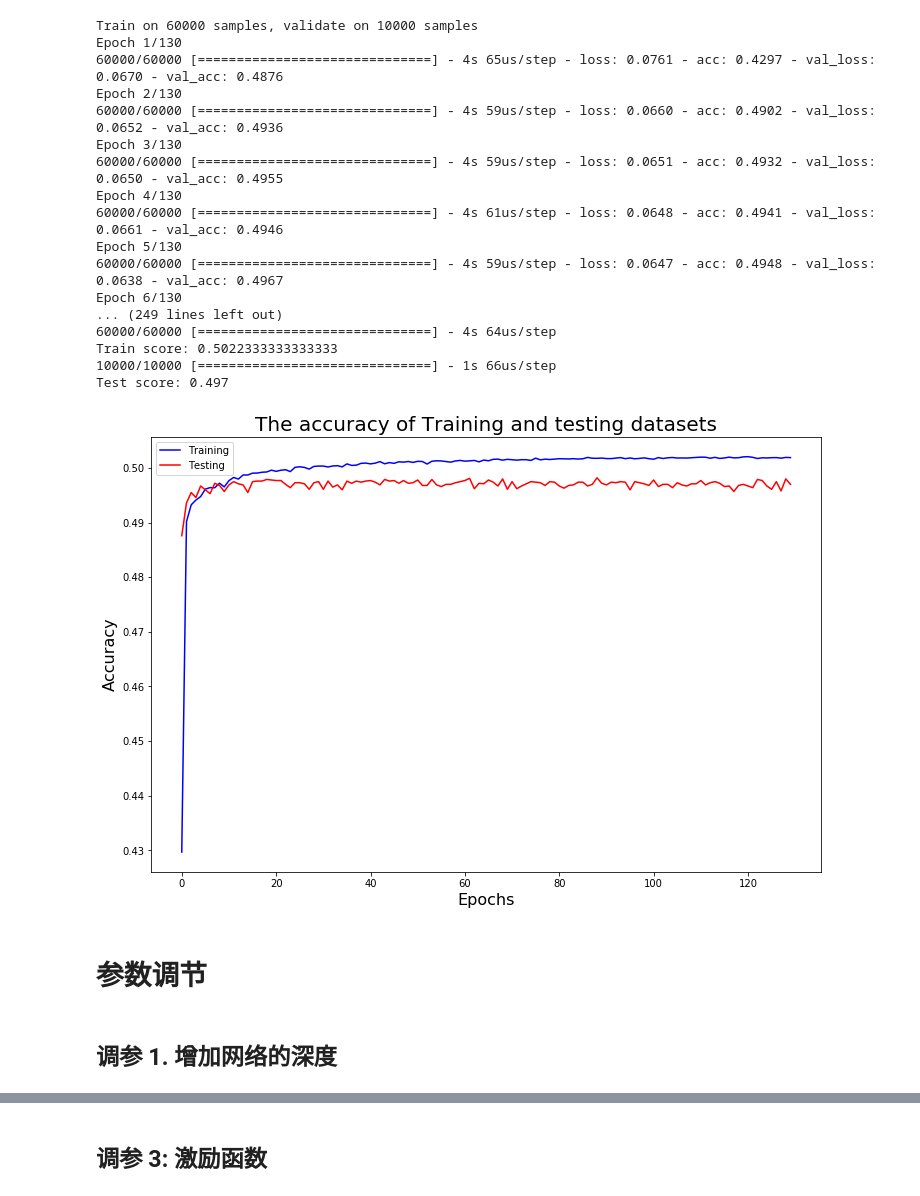
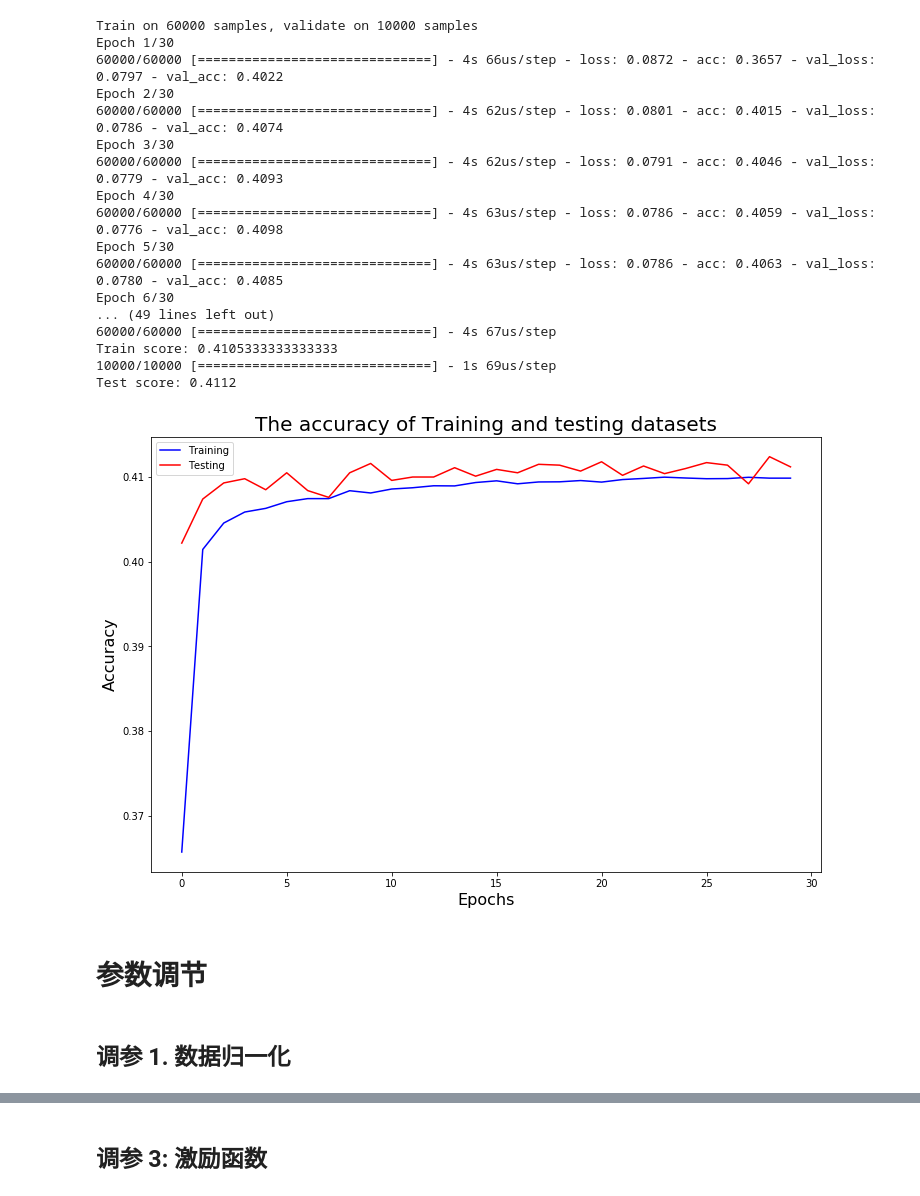
Before and after one commit to xslittlemaggie/Deep-Learning-Projects, a Jupyter notebook: MNIST_CNN_参数调节.ipynb, the cells around one changed output, grey strips where cells are left out. Drawn from its saved outputs; the diff is of its cells as text; code cells hidden in the pictures.

```diff
--- a/MNIST_CNN_参数调节.ipynb
+++ b/MNIST_CNN_参数调节.ipynb
@@ -82,7 +78,7 @@ Trainable params: 54,410
 Non-trainable params: 0
 _________________________________________________________________
 # %%
-history = model.fit(x_train, y_train,
+history_0 = model.fit(x_train, y_train,
                    batch_size = 128,
                    epochs = 30,
                    validation_data = (x_test, y_test))
@@ -94,34 +90,34 @@ score = model.evaluate(x_test, y_test)
 print("Test score: {}".format(score[1]))
 # %% [output]
 Train on 60000 samples, validate on 10000 samples
-Epoch 1/130
-60000/60000 [==============================] - 4s 65us/step - loss: 0.0761 - acc: 0.4297 - val_loss: 0.0670 - val_acc: 0.4876
-Epoch 2/130
-60000/60000 [==============================] - 4s 59us/step - loss: 0.0660 - acc: 0.4902 - val_loss: 0.0652 - val_acc: 0.4936
-Epoch 3/130
-60000/60000 [==============================] - 4s 59us/step - loss: 0.0651 - acc: 0.4932 - val_loss: 0.0650 - val_acc: 0.4955
-Epoch 4/130
-60000/60000 [==============================] - 4s 61us/step - loss: 0.0648 - acc: 0.4941 - val_loss: 0.0661 - val_acc: 0.4946
-Epoch 5/130
-60000/60000 [==============================] - 4s 59us/step - loss: 0.0647 - acc: 0.4948 - val_loss: 0.0638 - val_acc: 0.4967
-Epoch 6/130
-... (249 lines left out)
-60000/60000 [==============================] - 4s 64us/step
-Train score: 0.5022333333333333
-10000/10000 [==============================] - 1s 66us/step
-Test score: 0.497
+Epoch 1/30
+60000/60000 [==============================] - 4s 66us/step - loss: 0.0872 - acc: 0.3657 - val_loss: 0.0797 - val_acc: 0.4022
+Epoch 2/30
+60000/60000 [==============================] - 4s 62us/step - loss: 0.0801 - acc: 0.4015 - val_loss: 0.0786 - val_acc: 0.4074
+Epoch 3/30
+60000/60000 [==============================] - 4s 62us/step - loss: 0.0791 - acc: 0.4046 - val_loss: 0.0779 - val_acc: 0.4093
+Epoch 4/30
+60000/60000 [==============================] - 4s 63us/step - loss: 0.0786 - acc: 0.4059 - val_loss: 0.0776 - val_acc: 0.4098
+Epoch 5/30
+60000/60000 [==============================] - 4s 63us/step - loss: 0.0786 - acc: 0.4063 - val_loss: 0.0780 - val_acc: 0.4085
+Epoch 6/30
+... (49 lines left out)
+60000/60000 [==============================] - 4s 67us/step
+Train score: 0.4105333333333333
+10000/10000 [==============================] - 1s 69us/step
+Test score: 0.4112
 # %%
 plt.figure(figsize = (12, 8))
-plt.plot(history.history["acc"], color = "b")
-plt.plot(history.history["val_acc"], color = "r")
+plt.plot(history_0.history["acc"], color = "b")
+plt.plot(history_0.history["val_acc"], color = "r")
 plt.title("The accuracy of Training and testing datasets", size = 20)
 plt.xlabel("Epochs", size = 16)
 plt.ylabel("Accuracy", size = 16)
 plt.legend(["Training","Testing"])
 plt.show()
 # %% [output]
-[figure, old version]
+[figure, new version]
 # %% [markdown]
 # 参数调节
 # %% [markdown]
-## 调参 1. 增加网络的深度
+## 调参 1. 数据归一化
```
Also changed, not shown: parts of 58 cells of this notebook.
